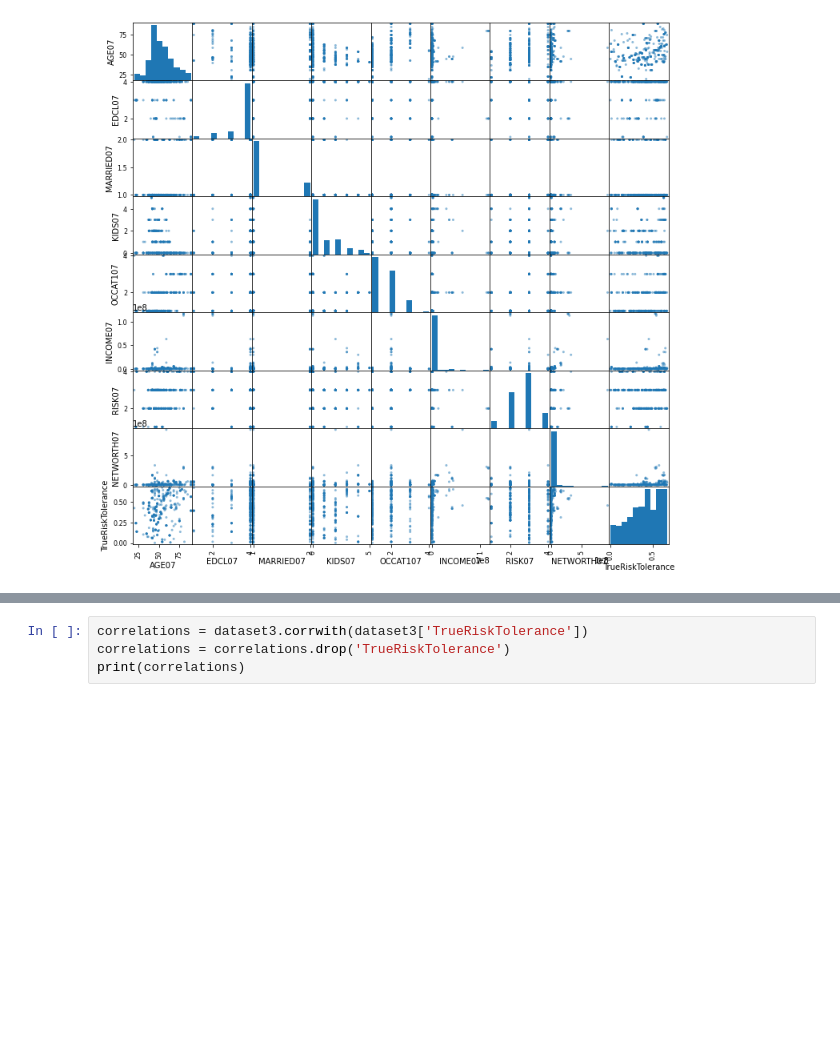
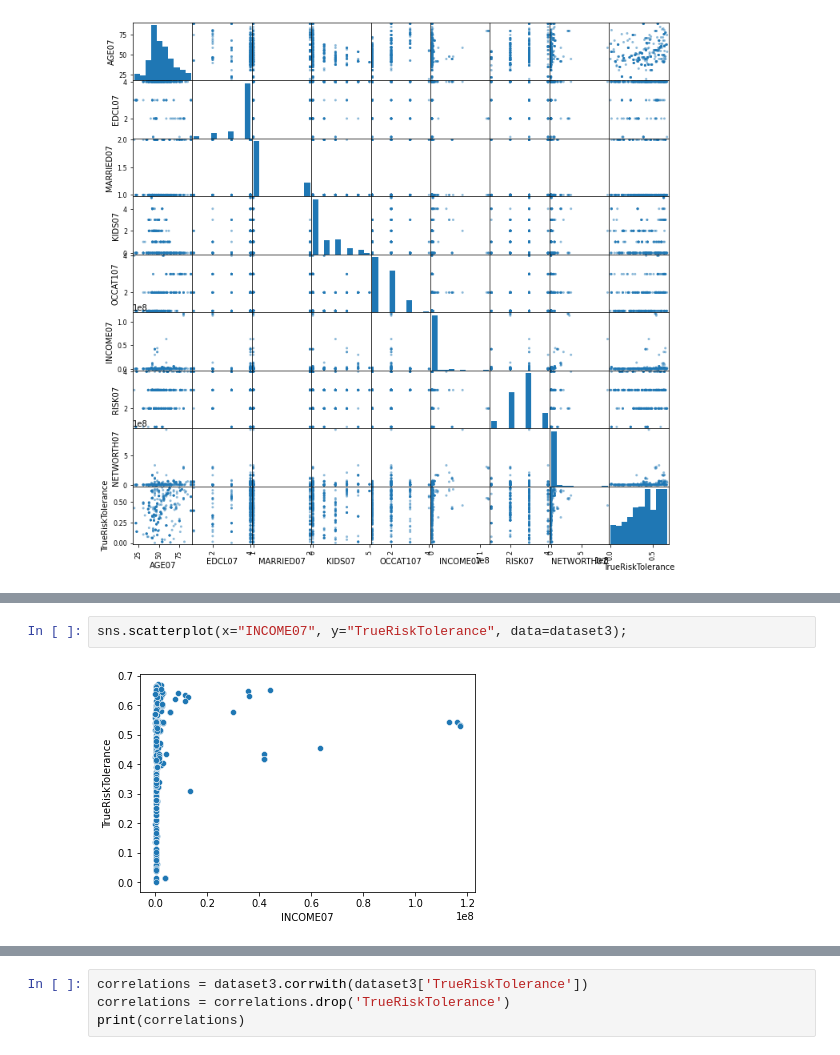
Before and after one commit to yasssminnn/bauman-data-science, a Jupyter notebook: разработка модели.ipynb, the cells around one changed output, grey strips where cells are left out. Saved outputs shown, nothing was run; the diff lists cells and outputs as text; blank space fills up the shorter version.

```diff
--- a/разработка модели.ipynb
+++ b/разработка модели.ipynb
@@ -212,0 +288,4 @@ plt.show()
+# %%
+sns.scatterplot(x="INCOME07", y="TrueRiskTolerance", data=dataset3);
+# %% [output]
+[figure, added]
```
Also changed, not shown: parts of 32 cells of this notebook, 6 other files.
